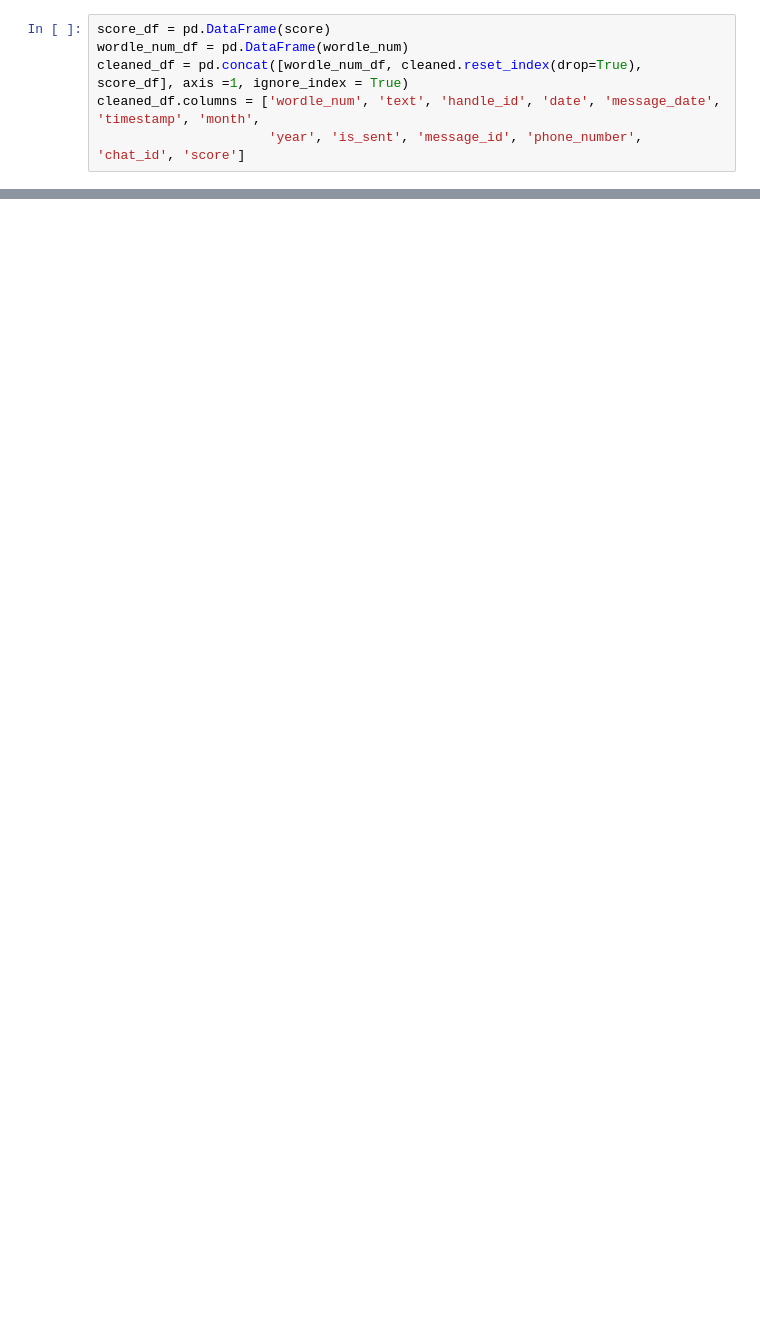
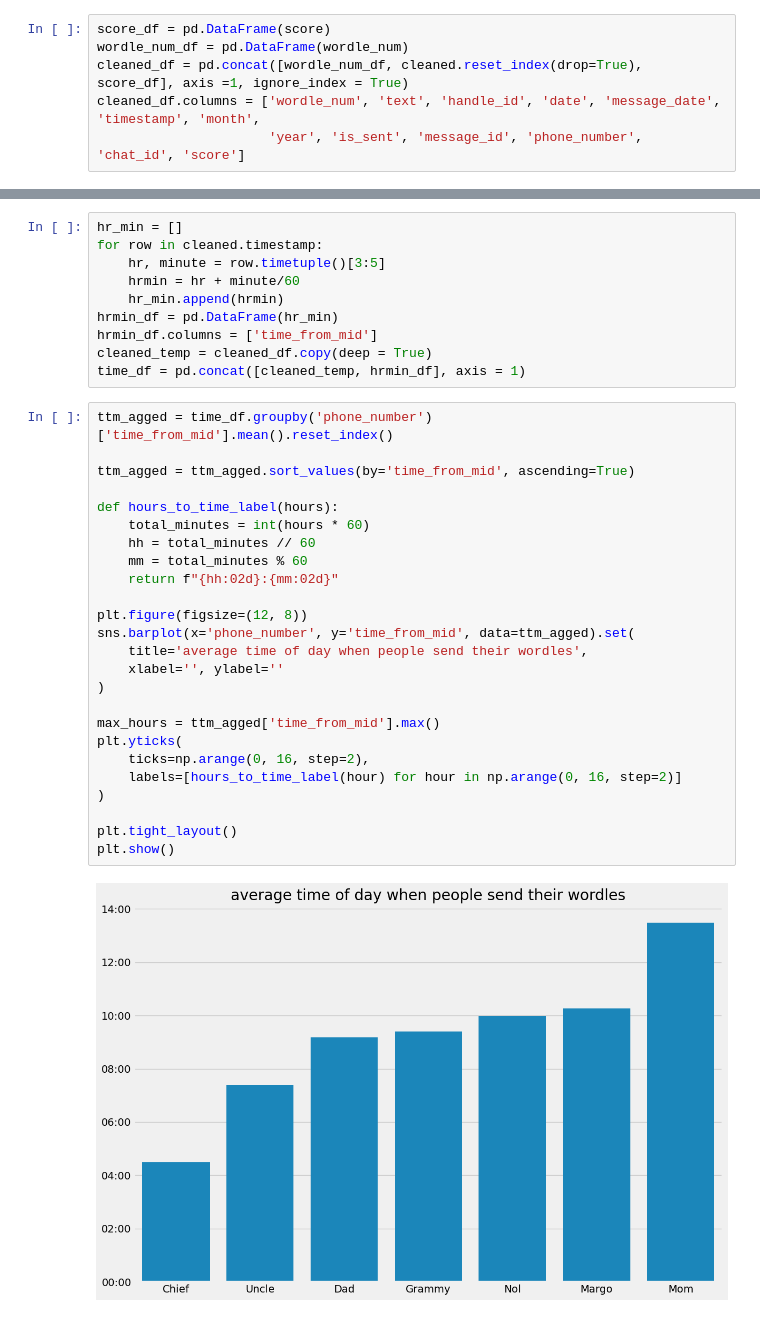
Before and after one commit to mfmiller7/WordleStats, a Jupyter notebook: wordle-scraper.ipynb, the cells around one changed output, grey strips where cells are left out. Drawn from its saved outputs; the diff is of its cells as text; blank space fills up the shorter version.

Commit message:
10/22 run and added time analysis

```diff
--- a/wordle-scraper.ipynb
+++ b/wordle-scraper.ipynb
@@ -224,0 +205,37 @@ print(pivot_table)
+# %%
+hr_min = []
+for row in cleaned.timestamp:
+    hr, minute = row.timetuple()[3:5]
+    hrmin = hr + minute/60
+    hr_min.append(hrmin)
+hrmin_df = pd.DataFrame(hr_min)
+hrmin_df.columns = ['time_from_mid']
+cleaned_temp = cleaned_df.copy(deep = True)
+time_df = pd.concat([cleaned_temp, hrmin_df], axis = 1)
+# %%
+ttm_agged = time_df.groupby('phone_number')['time_from_mid'].mean().reset_index()
+
+ttm_agged = ttm_agged.sort_values(by='time_from_mid', ascending=True)
+
+def hours_to_time_label(hours):
+    total_minutes = int(hours * 60)
+    hh = total_minutes // 60
+    mm = total_minutes % 60
+    return f"{hh:02d}:{mm:02d}"
+
+plt.figure(figsize=(12, 8))
+sns.barplot(x='phone_number', y='time_from_mid', data=ttm_agged).set(
+    title='average time of day when people send their wordles',
+    xlabel='', ylabel=''
+)
+
+max_hours = ttm_agged['time_from_mid'].max()
+plt.yticks(
+    ticks=np.arange(0, 16, step=2),
+    labels=[hours_to_time_label(hour) for hour in np.arange(0, 16, step=2)]
+)
+
+plt.tight_layout()
+plt.show()
+# %% [output]
+[figure, added]
```
Also changed, not shown: parts of 11 cells of this notebook.
